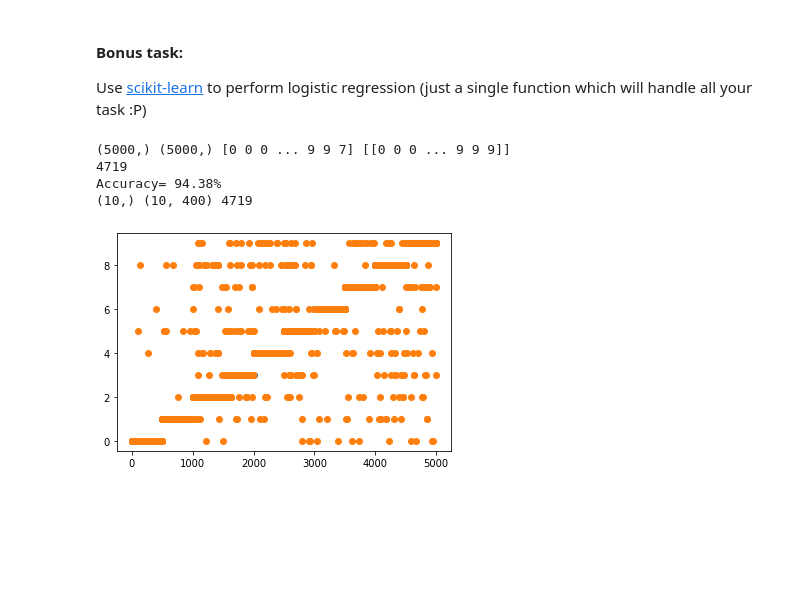
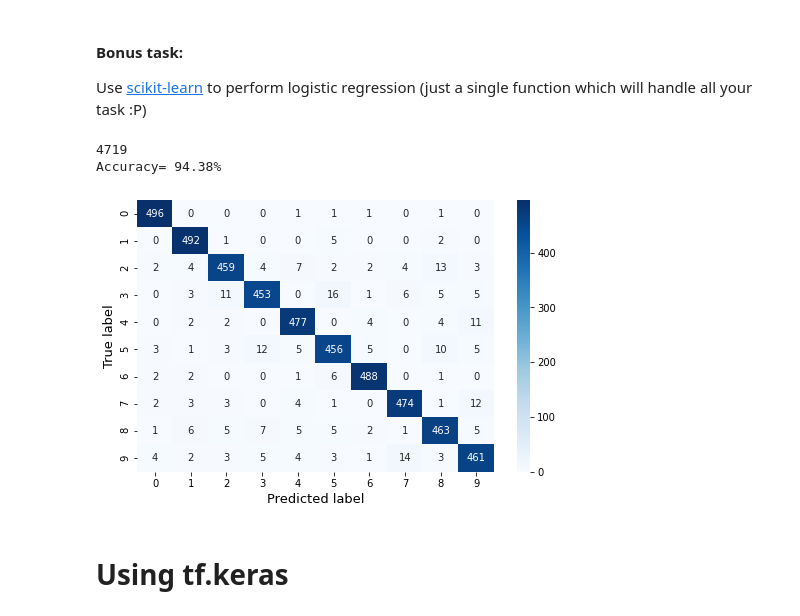
Before and after one commit to aka2910/hello-git, a Jupyter notebook: Assignment 3/Logistic Regression.ipynb, the cells around one changed output. Saved outputs shown, nothing was run; the diff lists cells and outputs as text; code cells hidden in the pictures; blank space fills up the shorter version.

Commit message:
Used tf.keras

```diff
--- a/Assignment 3/Logistic Regression.ipynb
+++ b/Assignment 3/Logistic Regression.ipynb
@@ -48,13 +49,11 @@ $\theta_{j+1} = \theta_j - \frac{1}{m} \Sigma_{i=1}^m ((h_\theta(x)-y)x_j)$
 You have to initialise $\theta$ and update it at each iteration according to this gradient descent equation
 # %%
 X=np.array(pd.read_csv("X.csv",header=None))
-y=np.array(pd.read_csv("y.csv",header=None))
-y=y.reshape(1,5000)
+y=pd.read_csv("y.csv",header=None)
+y_hot = np.array(pd.get_dummies(y[0])).T.astype(float)
 theta=np.zeros((401,10))
-y_hot=np.zeros((10,5000))
-for i in range(5000):
-    y_hot[y[0][i]][i]=1
-print(X.shape,y.shape,theta.shape,y_hot.shape)
+
+#print(X.shape,y.shape,theta.shape,y_hot.shape)
 costplt=[]
 rateplt=[]
 
@@ -67,7 +66,7 @@ plt.xlabel("learning rate")
 plt.ylabel("Cost for 100 iters")
 plt.show()
 
-#optimal learning rate is at roughly about 26 for 100 itearations
-theta_final,cost_final=gradient_descent(X,y_hot,theta,10000,26)
-print("Value of Cost Function at end-",cost_final)
+learning_rate=rateplt[np.argmin(costplt)]
+theta_final,cost_final=gradient_descent(X,y_hot,theta,10000,learning_rate)
+print("Value of Cost Function at end-",cost_final,"and learning rate-",learning_rate)
 # %% [output]
@@ -85,9 +83,8 @@ def predict(X, theta):
 #A is 10x5000. we need row inder of max element in each column
     row_index = A.argmax(axis=0)
     return row_index
-
+y=np.array(y[0]).reshape(1,5000)
 y_pred=predict(X,theta_final).reshape(1,5000)
 check=np.where(y_pred==y,1,0)
-print(np.sum(check))
-print("Accuracy= {}%".format(np.sum(check)/50),y_pred.shape,y.shape)
+print("Accuracy= {}%".format(np.sum(check)/50))
 # %% [output]
@@ -147,18 +137,20 @@ Use [scikit-learn](https://scikit-learn.org/stable/modules/generated/sklearn.lin
 # %%
 model = LogisticRegression(solver='liblinear').fit(X, y[0])
 xx=np.arange(5000)
 y_pred1 = model.predict(X)
-print(y[0].shape,y_pred1.shape,y_pred1,y)
+#print(y[0].shape,y_pred1.shape,y_pred1,y)
 arr=np.where(y_pred1==y,1,0)
 print(np.sum(arr))
 print("Accuracy= {}%".format(np.sum(arr)/50))
-print(model.intercept_.shape,model.coef_.shape,np.sum(arr))
-plt.scatter(xx,y)
-plt.scatter(xx,y_pred1)
+#print(model.intercept_.shape,model.coef_.shape,np.sum(arr))
+plt.figure(figsize = (8,5))
+conf_mat=cm(y[0],y_pred1)
+sn.heatmap(conf_mat,annot=True,fmt='',cmap='Blues')
+plt.xlabel("Predicted label", fontsize = 13);plt.ylabel("True label", fontsize = 13)
 plt.show()
 # %% [output]
-(5000,) (5000,) [0 0 0 ... 9 9 7] [[0 0 0 ... 9 9 9]]
 4719
 Accuracy= 94.38%
-(10,) (10, 400) 4719
-[figure, old version]
+[figure, new version]
+# %% [markdown]
+# Using tf.keras
```
Also changed, not shown: parts of 8 cells of this notebook.
